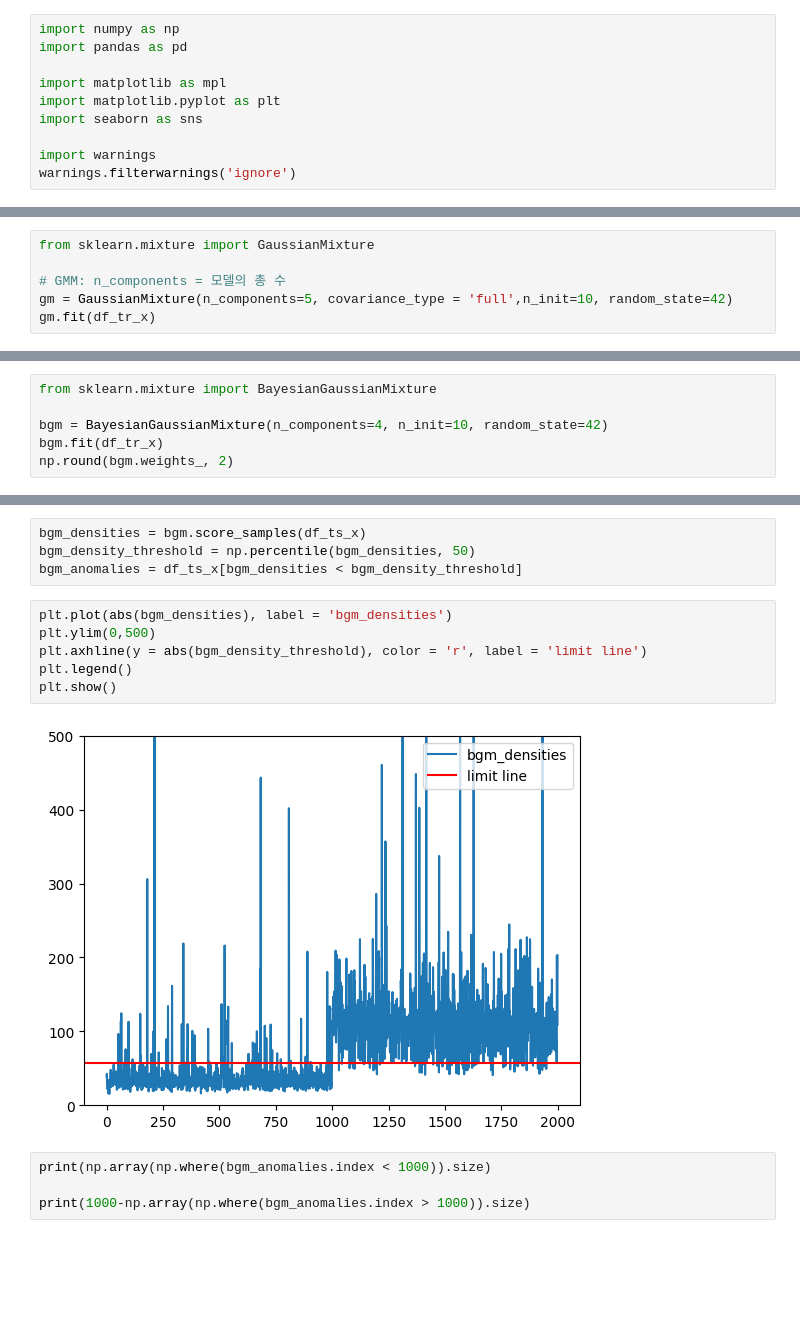
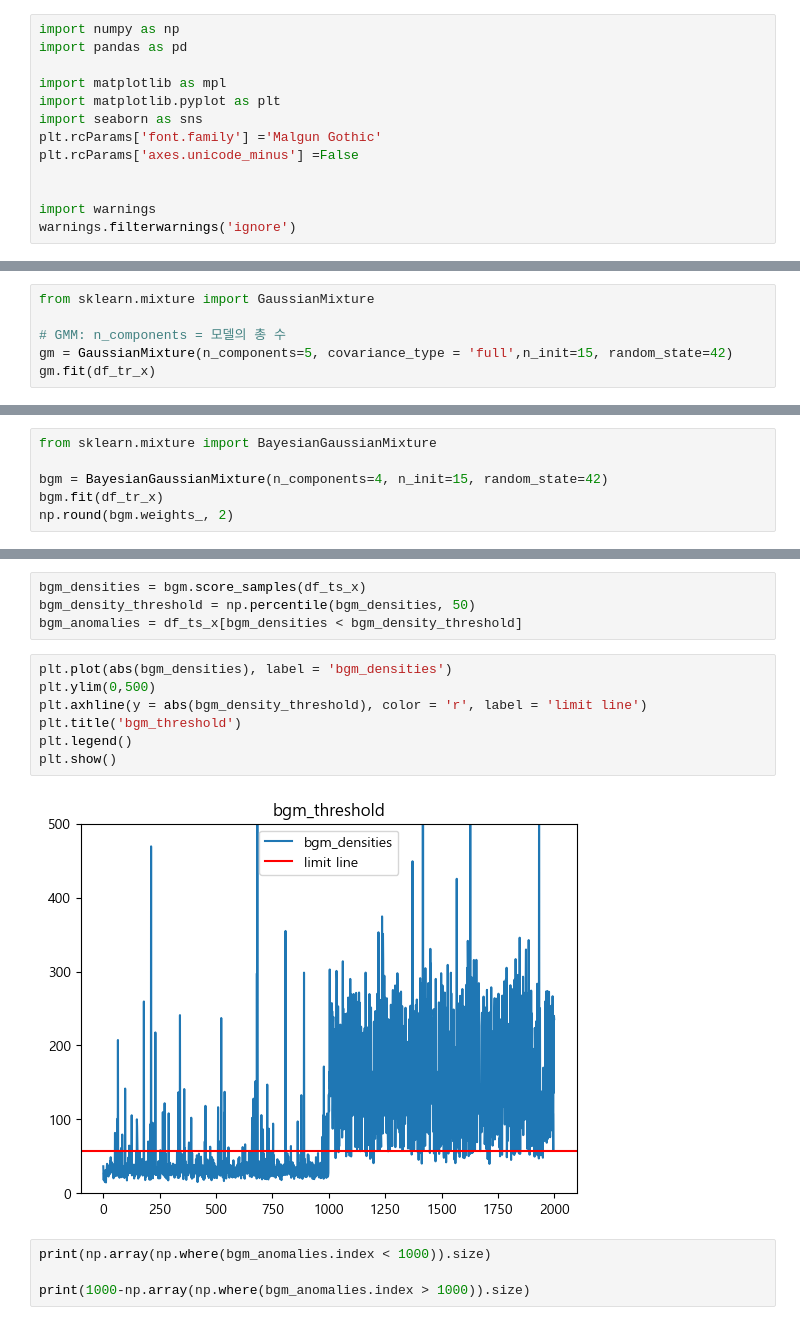
Before and after one commit to Jjineeq/Anomaly-Detection, a Jupyter notebook: TFT_GMM.ipynb, the cells around one changed output, grey strips where cells are left out. Drawn from its saved outputs; the diff is of its cells as text; blank space fills up the shorter version.

```diff
--- a/TFT_GMM.ipynb
+++ b/TFT_GMM.ipynb
@@ -5,6 +5,9 @@ import pandas as pd
 import matplotlib as mpl
 import matplotlib.pyplot as plt
 import seaborn as sns
+plt.rcParams['font.family'] ='Malgun Gothic'
+plt.rcParams['axes.unicode_minus'] =False
+
 
 import warnings
 warnings.filterwarnings('ignore')
@@ -36,6 +39,6 @@ df_ts_x = df_ts_x.reset_index(drop = True)
 from sklearn.mixture import GaussianMixture
 
 # GMM: n_components = 모델의 총 수
-gm = GaussianMixture(n_components=5, covariance_type = 'full',n_init=10, random_state=42)
+gm = GaussianMixture(n_components=5, covariance_type = 'full',n_init=15, random_state=42)
 gm.fit(df_tr_x)
 # %% [output]
@@ -146,7 +151,7 @@ print(gm.aic(df_tr_x))
 # %%
 from sklearn.mixture import BayesianGaussianMixture
 
-bgm = BayesianGaussianMixture(n_components=4, n_init=10, random_state=42)
+bgm = BayesianGaussianMixture(n_components=4, n_init=15, random_state=42)
 bgm.fit(df_tr_x)
 np.round(bgm.weights_, 2)
 # %% [output]
@@ -163,11 +168,12 @@ bgm_anomalies = df_ts_x[bgm_densities < bgm_density_threshold]
 # %%
 plt.plot(abs(bgm_densities), label = 'bgm_densities')
 plt.ylim(0,500)
 plt.axhline(y = abs(bgm_density_threshold), color = 'r', label = 'limit line')
+plt.title('bgm_threshold')
 plt.legend()
 plt.show()
 # %% [output]
-[figure, old version]
+[figure, new version]
 # %%
 print(np.array(np.where(bgm_anomalies.index < 1000)).size)
 
```
Also changed, not shown: parts of 8 cells of this notebook, 4 other files.
